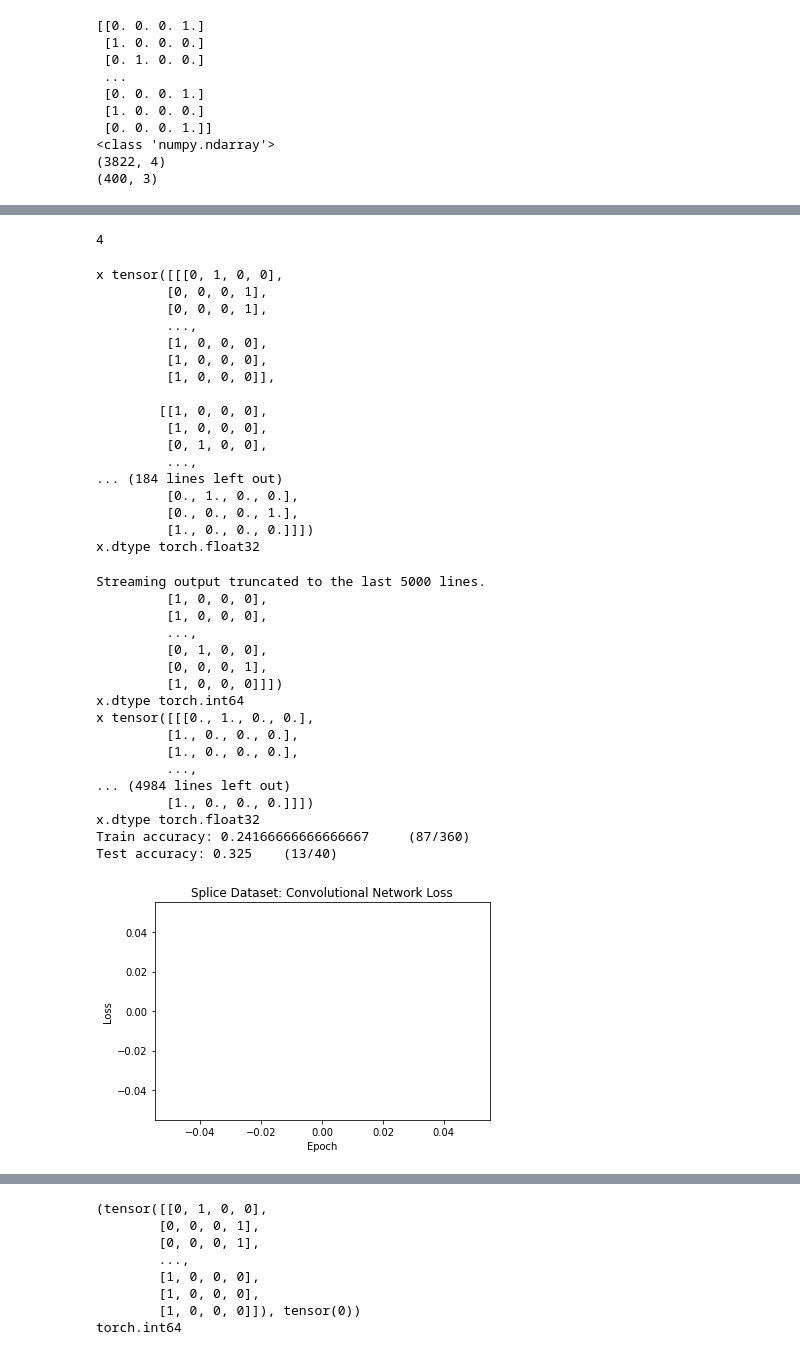
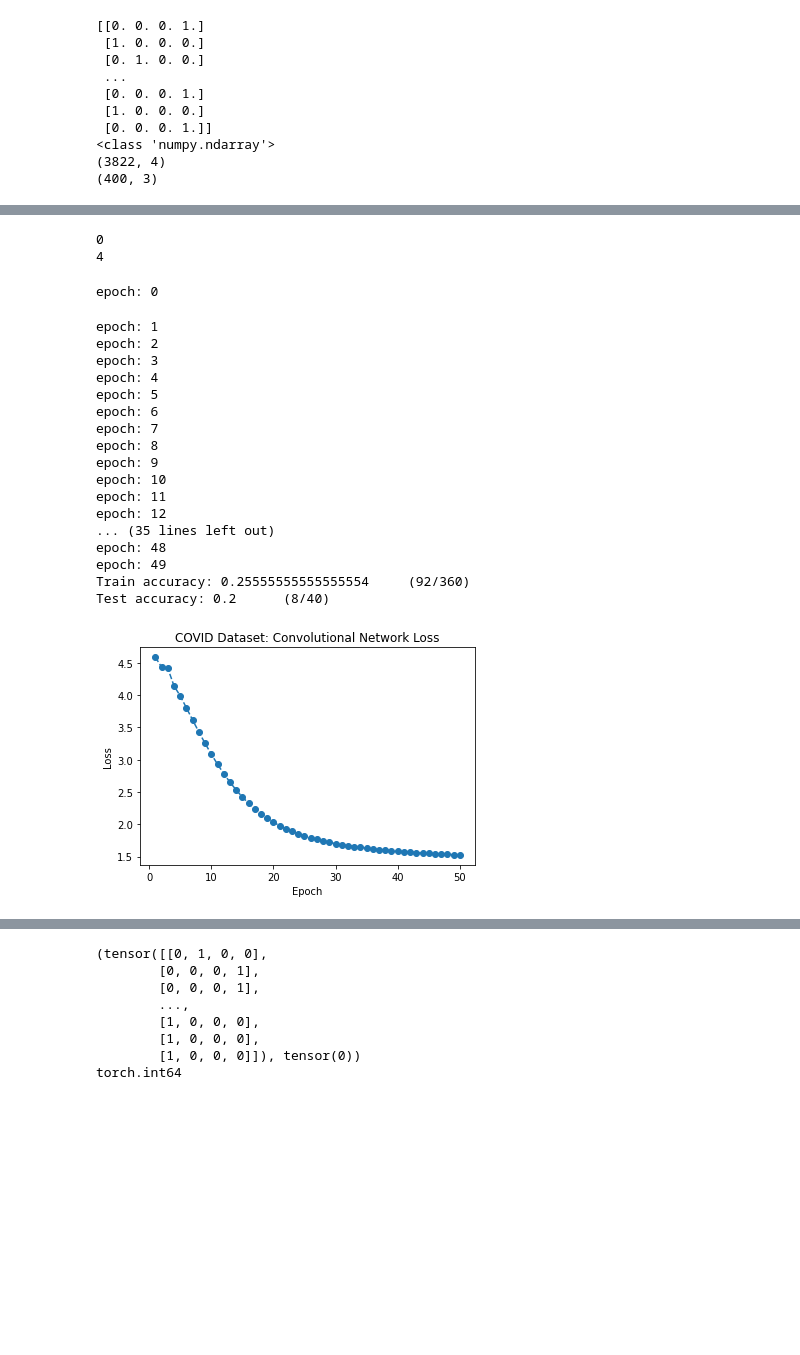
Before and after one commit to alexchen1999/covid-19-sample-strain-classification, a Jupyter notebook: cnn.ipynb, the cells around one changed output, grey strips where cells are left out. Drawn from its saved outputs; the diff is of its cells as text; code cells hidden in the pictures; blank space fills up the shorter version.

```diff
--- a/cnn.ipynb
+++ b/cnn.ipynb
@@ -168,11 +169,13 @@ ex = [['in_channels_conv1', 'out_channels_conv1', 'in_channels_conv2', 'out_chan
       [60, 240, 120, 480, 480, 3, 3], #2
       [60, 480, 240, 960, 960, 3, 3, 0, (0.973528), (0.918495)], #3
       [60, 480, 240, 960, 960, 6, 3, 0, (0.998607), (0.962382)], #4
-      [4, 4, 2, 2, 940, 24, 1], #5 BEST ONE! :)
+      [4, 4, 2, 2, 940, 24, 1, 0, 0, 0], #5 BEST ONE! :)
       [10, 80, 40, 160, 160, 6, 3,  0.01, (0.9738766980146291), (0.9561128526645768)], #6
       [60, 480, 240, 960, 960, 6, 3,  0.02, (0.9641239986067572), (0.934169278996865)], #7
 ]
 i = 5
+
+print(ex[i][-3])
 
 FEATURE_SIZE = ex[i][0]
 print(FEATURE_SIZE)
@@ -217,11 +220,7 @@ class DSC_by_CNN(nn.Module):
 
 
     def forward(self, x):
-        print('x', x)
-        print('x.dtype', x.dtype)
         x = torch.tensor(x).to(torch.float32)
-        print('x', x)
-        print('x.dtype', x.dtype)
 
         # Permute shuffles dimensions. Do this to satisfy requirments of nn.Conv1d
         # Output shape: (b, embedded_dim, max_len)
@@ -247,6 +246,7 @@ class DSC_by_CNN(nn.Module):
 
         return x
 # %% [output]
+0
 4
 # %%
 def accuracy(net, dataloader):
@@ -313,49 +313,33 @@ def smooth(x, size):
 # %%
 # Creating net and training
 
 net = DSC_by_CNN(FEATURE_SIZE)
 losses = train(net, train_dataloader, epochs=50, lr=0.01, decay = ex[i][-3])
 
 # Evaluation
-plot_losses(losses, title = "Splice Dataset: Convolutional Network Loss")
+plot_losses(losses, title = "COVID Dataset: Convolutional Network Loss")
 print_eval(net, train_dataloader, test_dataloader)
 print()
 # %% [output]
-x tensor([[[0, 1, 0, 0],
-         [0, 0, 0, 1],
-         [0, 0, 0, 1],
-         ...,
-         [1, 0, 0, 0],
-         [1, 0, 0, 0],
-         [1, 0, 0, 0]],
-
-        [[1, 0, 0, 0],
-         [1, 0, 0, 0],
-         [0, 1, 0, 0],
-         ...,
-... (184 lines left out)
-         [0., 1., 0., 0.],
-         [0., 0., 0., 1.],
-         [1., 0., 0., 0.]]])
-x.dtype torch.float32
+epoch: 0
-Streaming output truncated to the last 5000 lines.
-         [1, 0, 0, 0],
-         [1, 0, 0, 0],
-         ...,
-         [0, 1, 0, 0],
-         [0, 0, 0, 1],
-         [1, 0, 0, 0]]])
-x.dtype torch.int64
-x tensor([[[0., 1., 0., 0.],
-         [1., 0., 0., 0.],
-         [1., 0., 0., 0.],
-         ...,
-... (4984 lines left out)
-         [1., 0., 0., 0.]]])
-x.dtype torch.float32
-Train accuracy: 0.24166666666666667     (87/360)
-Test accuracy: 0.325    (13/40)
+epoch: 1
+epoch: 2
+epoch: 3
+epoch: 4
+epoch: 5
+epoch: 6
+epoch: 7
+epoch: 8
+epoch: 9
+epoch: 10
+epoch: 11
+epoch: 12
+... (35 lines left out)
+epoch: 48
+epoch: 49
+Train accuracy: 0.25555555555555554     (92/360)
+Test accuracy: 0.2      (8/40)
-[figure, old version]
+[figure, new version]
 # %%
 print(X)
 print(X.loc[0])
```
Also changed, not shown: parts of 1 cell of this notebook.
